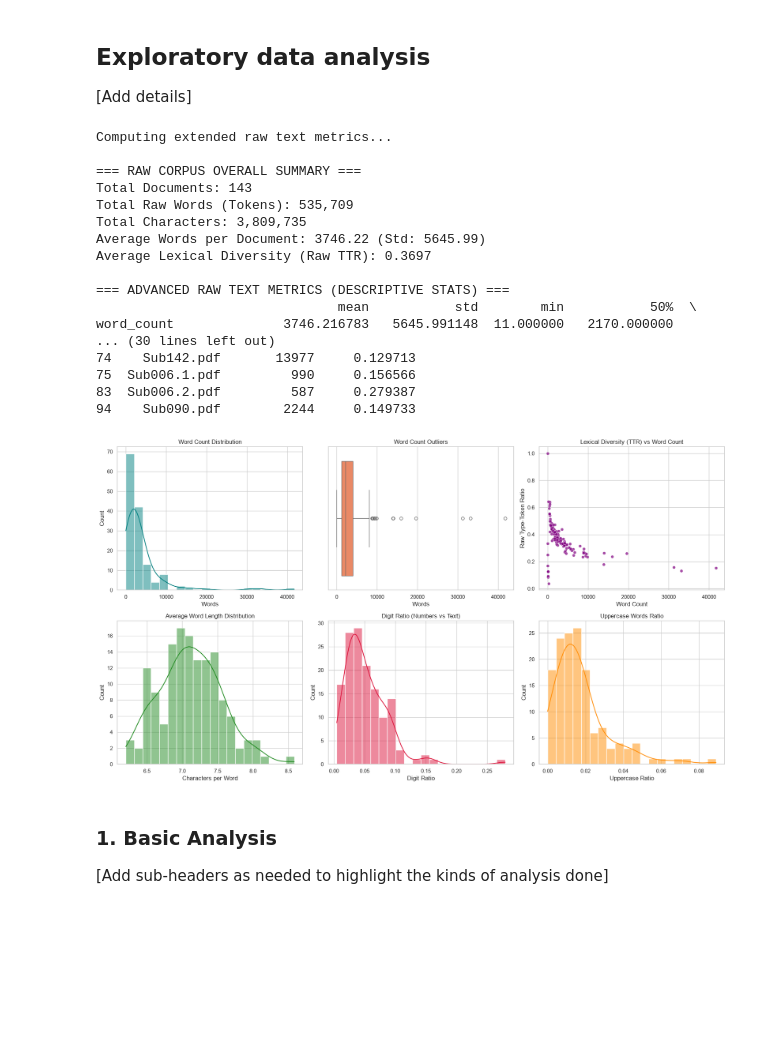
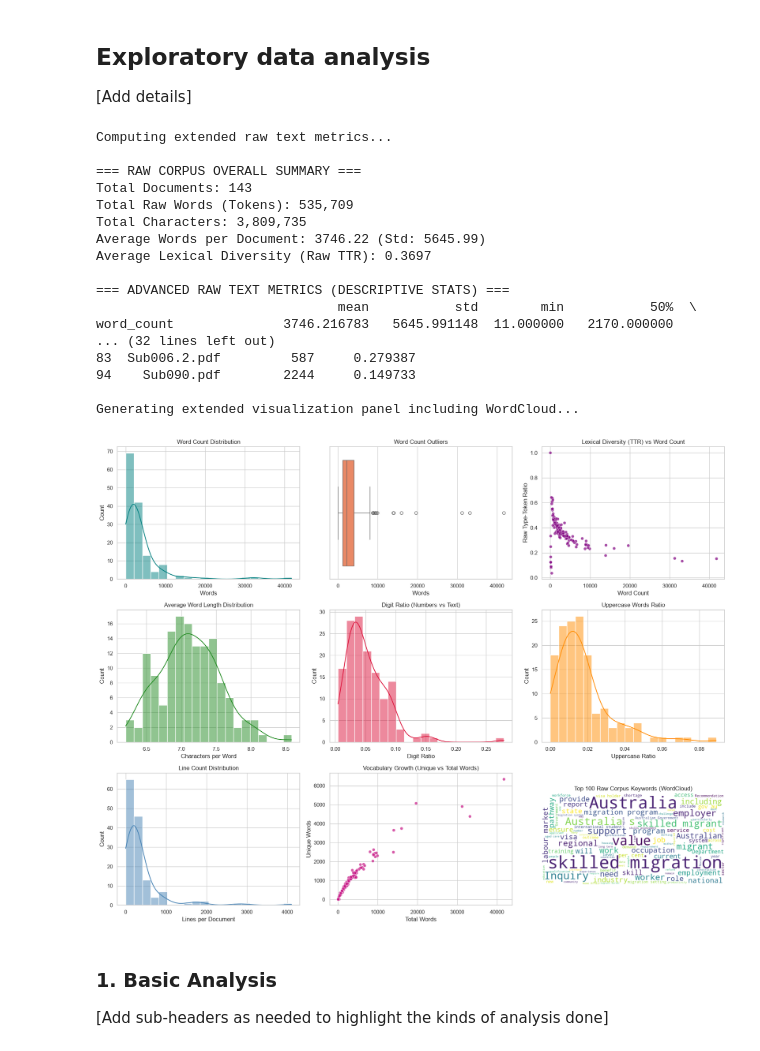
Before and after one commit to diegofzunigacubides-1-dev/text_analysis, a Jupyter notebook: notebooks/ANLP_AT1_final _proyect.ipynb, the cells around one changed output. Drawn from its saved outputs; the diff is of its cells as text; code cells hidden in the pictures; blank space fills up the shorter version.

```diff
--- a/notebooks/ANLP_AT1_final _proyect.ipynb
+++ b/notebooks/ANLP_AT1_final _proyect.ipynb
@@ -125,7 +110,7 @@ Raw data saved to: /Users/diegoz/Documents/portfolio_data_science/aplied_natural
 
 [Add details]
 # %%
-#Code block with appropriate comments for documentation
+
 
 # --- 1. EXTENDED METRICS COMPUTATION (RAW TEXT) ---
 print("Computing extended raw text metrics...")
@@ -183,9 +168,26 @@ if len(high_digit_docs) > 0:
     print(high_digit_docs.head())
 
 
-# --- 4. EXTENDED MULTI-PANEL VISUALIZATION ---
+# --- 4. EXTENDED MULTI-PANEL VISUALIZATION WITH WORDCLOUD (3x3 GRID) ---
+print("\nGenerating extended visualization panel including WordCloud...")
+
+# Generate Corpus Text for WordCloud (removing basic stopwords & numbers)
+all_text = " ".join(df['texto_raw'].dropna().tolist())
+custom_stopwords = set(STOPWORDS).union({'http', 'https', 'www', 'com', 'pdf', 'page', 'subclass', 'submission'})
+
+wc = WordCloud(
+    width=800,
+    height=400,
+    background_color='white',
+    stopwords=custom_stopwords,
+    max_words=100,
+    colormap='viridis',
+    random_state=42
+).generate(all_text)
+
+# Plotting Setup (3x3 grid)
 sns.set_theme(style="whitegrid")
-fig, axes = plt.subplots(2, 3, figsize=(18, 10))
+fig, axes = plt.subplots(3, 3, figsize=(18, 14))
 
 # Chart 1: Word Count Distribution
 sns.histplot(df['word_count'], kde=True, ax=axes[0, 0], color='teal', bins=20)
@@ -208,37 +210,53 @@ sns.histplot(df['avg_word_length'], kde=True, ax=axes[1, 0], color='forestgreen'
 axes[1, 0].set_title('Average Word Length Distribution')
 axes[1, 0].set_xlabel('Characters per Word')
 
 # Chart 5: Digit Ratio Distribution (Data Noise)
 sns.histplot(df['digit_ratio'], kde=True, ax=axes[1, 1], color='crimson', bins=20)
 axes[1, 1].set_title('Digit Ratio (Numbers vs Text)')
 axes[1, 1].set_xlabel('Digit Ratio')
 
 # Chart 6: Uppercase Ratio Distribution (Acronyms & Headers)
 sns.histplot(df['uppercase_ratio'], kde=True, ax=axes[1, 2], color='darkorange', bins=20)
 axes[1, 2].set_title('Uppercase Words Ratio')
 axes[1, 2].set_xlabel('Uppercase Ratio')
 
+# Chart 7: Line Count Distribution
+sns.histplot(df['line_count'], kde=True, ax=axes[2, 0], color='steelblue', bins=20)
+axes[2, 0].set_title('Line Count Distribution')
+axes[2, 0].set_xlabel('Lines per Document')
+
+# Chart 8: Unique Word Count vs Total Word Count
+sns.scatterplot(data=df, x='word_count', y='unique_word_count', ax=axes[2, 1], color='mediumvioletred', alpha=0.7)
+axes[2, 1].set_title('Vocabulary Growth (Unique vs Total Words)')
+axes[2, 1].set_xlabel('Total Words')
+axes[2, 1].set_ylabel('Unique Words')
+
+# Chart 9: Top Keywords WordCloud
+axes[2, 2].imshow(wc, interpolation='bilinear')
+axes[2, 2].axis('off')
+axes[2, 2].set_title('Top 100 Raw Corpus Keywords (WordCloud)')
+
 plt.tight_layout()
 plt.show()
 # %% [output]
 Computing extended raw text metrics...
 
 === RAW CORPUS OVERALL SUMMARY ===
 Total Documents: 143
 Total Raw Words (Tokens): 535,709
 Total Characters: 3,809,735
 Average Words per Document: 3746.22 (Std: 5645.99)
 Average Lexical Diversity (Raw TTR): 0.3697
 
 === ADVANCED RAW TEXT METRICS (DESCRIPTIVE STATS) ===
                                mean           std        min           50%  \
 word_count              3746.216783   5645.991148  11.000000   2170.000000
-... (30 lines left out)
-74    Sub142.pdf       13977     0.129713
-75  Sub006.1.pdf         990     0.156566
+... (32 lines left out)
 83  Sub006.2.pdf         587     0.279387
 94    Sub090.pdf        2244     0.149733
+
+Generating extended visualization panel including WordCloud...
-[figure, old version]
+[figure, new version]
 # %% [markdown]
 ### 1. Basic Analysis
 
```
Also changed, not shown: parts of 7 cells of this notebook.
